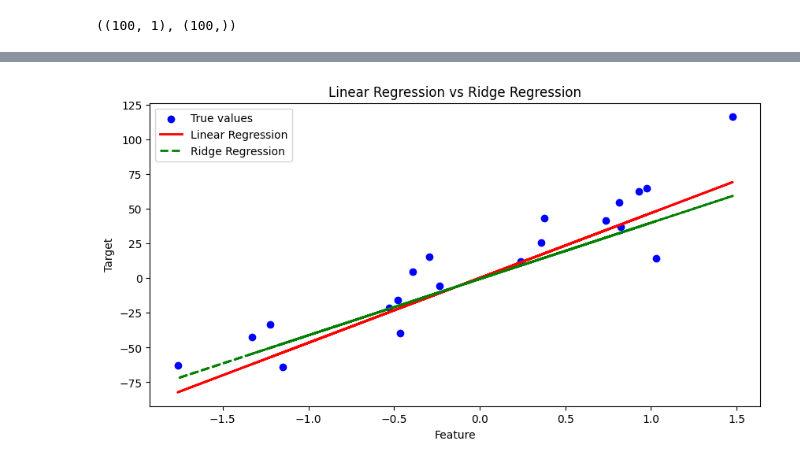
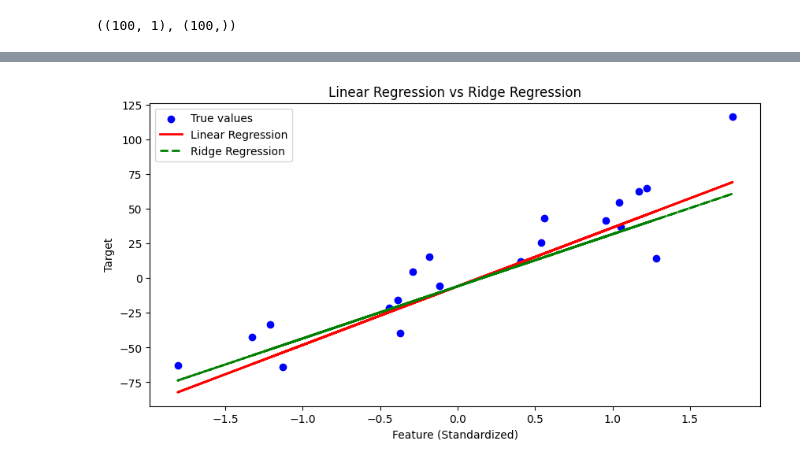
Before and after one commit to Mohammed-Gamal/machine-learning, a Jupyter notebook: linear_vs_ridge_regression.ipynb, the cells around one changed output, grey strips where cells are left out. Drawn from its saved outputs; the diff is of its cells as text; code cells hidden in the pictures.

Commit message:
Standardize features

```diff
--- a/linear_vs_ridge_regression.ipynb
+++ b/linear_vs_ridge_regression.ipynb
@@ -17,16 +18,21 @@ X.shape, y.shape
 # %%
 # Split into training and testing sets
 X_train, X_test, y_train, y_test = train_test_split(X, y, test_size=0.2, random_state=42)
+# %%
+# Standardize the features
+scaler = StandardScaler()
+X_train_scaled = scaler.fit_transform(X_train)
+X_test_scaled = scaler.transform(X_test)
 # %%
 # Train a simple Linear Regression model
 lr = LinearRegression()
-lr.fit(X_train, y_train)
-y_pred_lr = lr.predict(X_test)
+lr.fit(X_train_scaled, y_train)
+y_pred_lr = lr.predict(X_test_scaled)
 # %%
 # Train a Ridge Regression model
 ridge = Ridge(alpha=10)  # Alpha controls regularization strength
-ridge.fit(X_train, y_train)
-y_pred_ridge = ridge.predict(X_test)
+ridge.fit(X_train_scaled, y_train)
+y_pred_ridge = ridge.predict(X_test_scaled)
 # %%
 # Evaluate models
 mse_lr = mean_squared_error(y_test, y_pred_lr)
@@ -42,13 +48,13 @@ Ridge Regression - MSE: 470.85, R2 Score: 0.78
 # %%
 # Plot results
 plt.figure(figsize=(10,5))
-plt.scatter(X_test, y_test, color='blue', label='True values')
-plt.plot(X_test, y_pred_lr, color='red', label='Linear Regression', linewidth=2)
-plt.plot(X_test, y_pred_ridge, color='green', linestyle='dashed', label='Ridge Regression', linewidth=2)
+plt.scatter(X_test_scaled, y_test, color='blue', label='True values')
+plt.plot(X_test_scaled, y_pred_lr, color='red', label='Linear Regression', linewidth=2)
+plt.plot(X_test_scaled, y_pred_ridge, color='green', linestyle='dashed', label='Ridge Regression', linewidth=2)
 plt.legend()
 plt.title("Linear Regression vs Ridge Regression")
-plt.xlabel("Feature")
+plt.xlabel("Feature (Standardized)")
 plt.ylabel("Target")
 plt.show()
 # %% [output]
-[figure, old version]
+[figure, new version]
```
Also changed, not shown: parts of 2 cells of this notebook.
